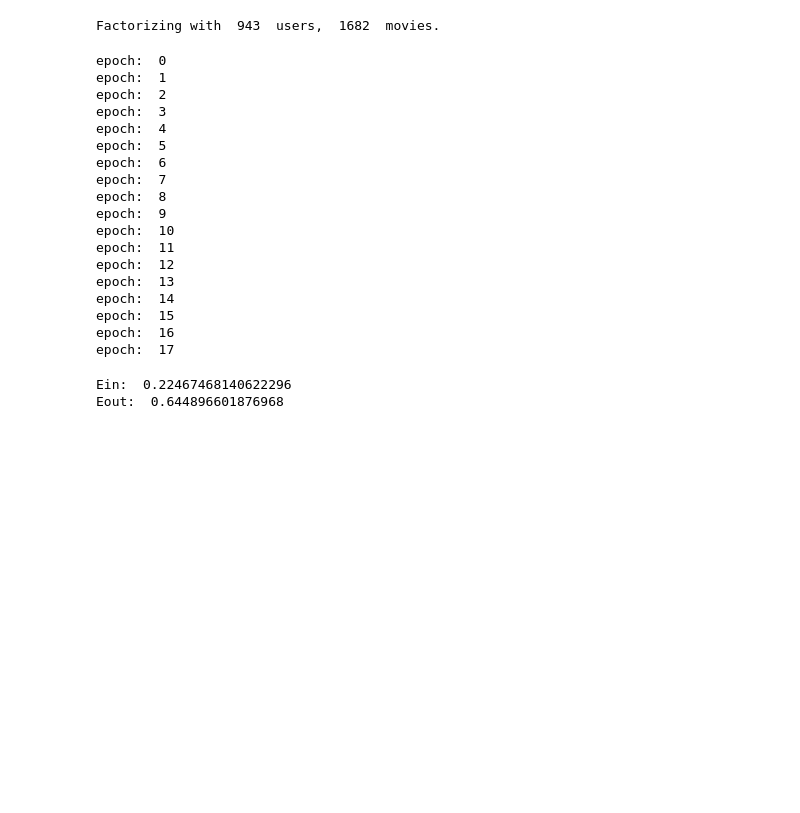
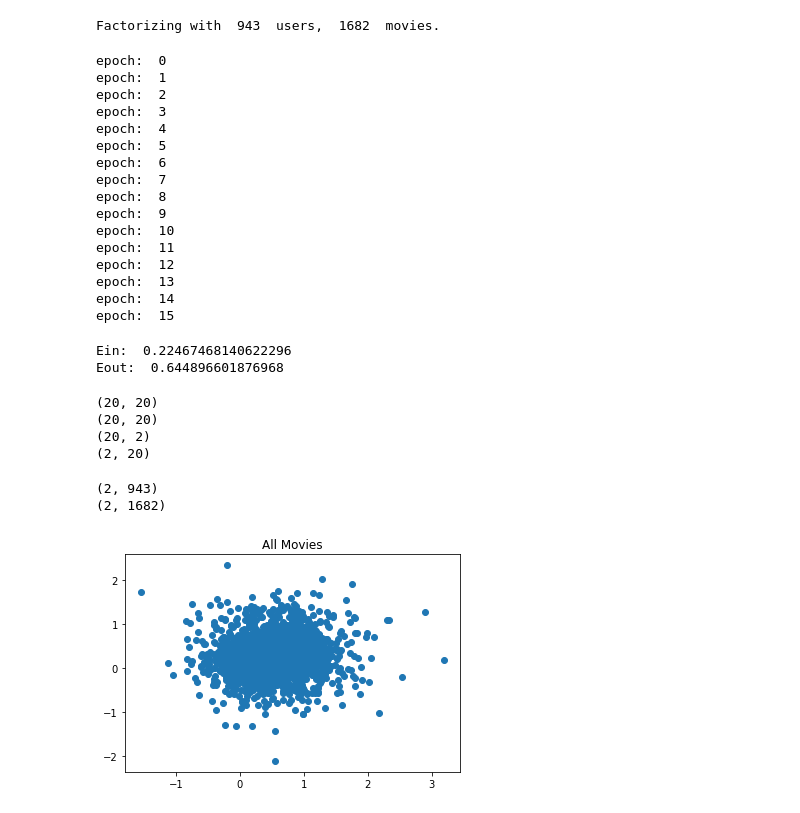
Before and after one commit to jwcomo66/miniproject2, a Jupyter notebook: MP2.ipynb, the cells around one changed output. Cells and saved outputs as stored; diff of their text form; code cells hidden in the pictures; blank space fills up the shorter version.

Commit message:
with graphs

```diff
--- a/MP2.ipynb
+++ b/MP2.ipynb
@@ -105,8 +105,8 @@ def train_model(M, N, K, eta, reg, Y, eps=0.0001, max_epochs=300):
                 return (U, V, get_err(U, V, Y, reg)/len(Y))
     return (U, V, get_err(U, V, Y, reg)/len(Y))
 # %%
-Y_train = load_data("/Users/Netra/Documents/Caltech2ndYear/2ndTerm/CS155/HW/MiniProject2/data/train.txt")
-Y_test = load_data("/Users/Netra/Documents/Caltech2ndYear/2ndTerm/CS155/HW/MiniProject2/data/test.txt")
+Y_train = load_data("data/train.txt")
+Y_test = load_data("data/test.txt")
 Y_train = np.array([list(map(int, x)) for x in Y_train])
 Y_test = np.array([list(map(int, x)) for x in Y_test])
 M = max(max(Y_train[:,0]), max(Y_test[:,0])) # users
@@ -142,11 +142,38 @@ epoch:  12
 epoch:  13
 epoch:  14
 epoch:  15
-epoch:  16
-epoch:  17
 # %%
 print("Ein: ", Ein)
 print("Eout: ", Eout)
 # %% [output]
 Ein:  0.22467468140622296
 Eout:  0.644896601876968
+# %%
+V = np.transpose(V)
+A, S, B = np.linalg.svd(V, full_matrices = False)
+print(np.shape(A))
+A = np.transpose(A)
+print(np.shape(A))
+A_12 = A[:,0:2]
+print(np.shape(A_12))
+A_12 = np.transpose(A_12)
+print(np.shape(A_12))
+V_s = np.dot(A_12, V)
+U_s = np.dot(A_12, np.transpose(U))
+# %% [output]
+(20, 20)
+(20, 20)
+(20, 2)
+(2, 20)
+# %%
+print(np.shape(U_s))
+print(np.shape(V_s))
+# %% [output]
+(2, 943)
+(2, 1682)
+# %%
+plt.scatter(V_s[0], V_s[1])
+plt.title("All Movies")
+plt.show()
+# %% [output]
+[figure, added]
```
Also changed, not shown: parts of 5 cells of this notebook.
